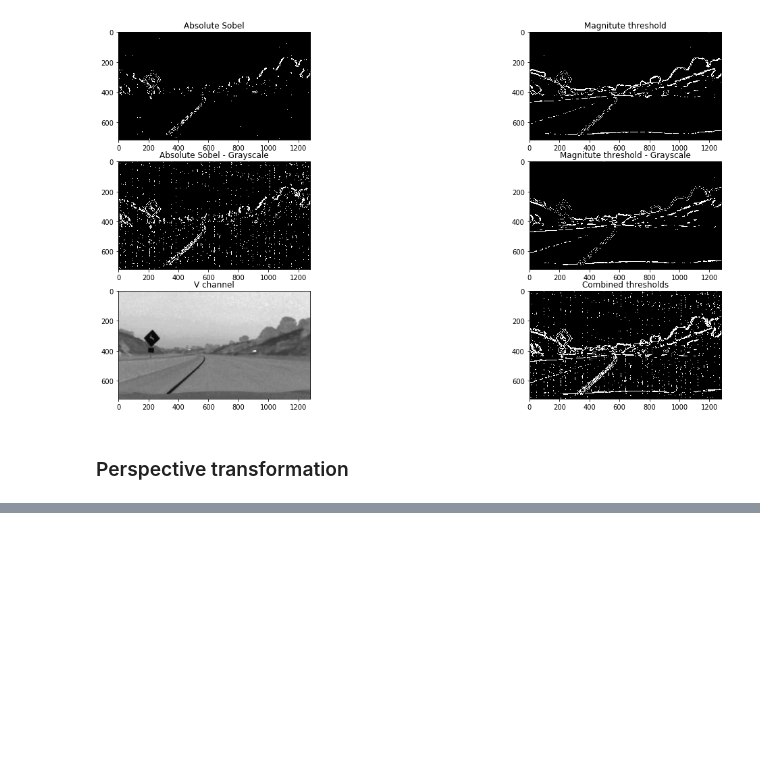
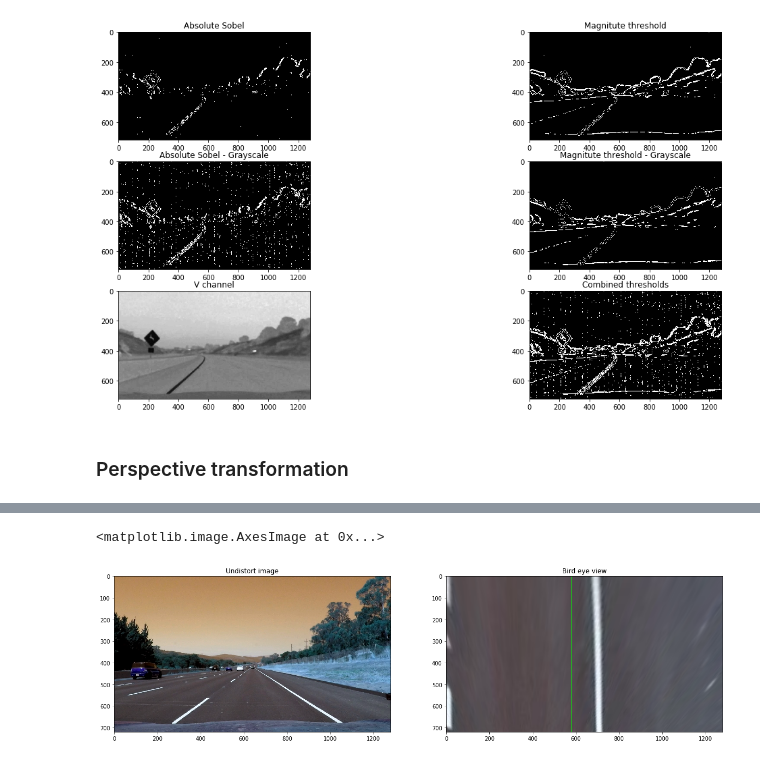
Before and after one commit to anastasia-spb/CarND-Advanced-Lane-Lines, a Jupyter notebook: project2.ipynb, the cells around one changed output, grey strips where cells are left out. Drawn from its saved outputs; the diff is of its cells as text; code cells hidden in the pictures; blank space fills up the shorter version.

Commit message:
Added perspective transformation

```diff
--- a/project2.ipynb
+++ b/project2.ipynb
@@ -299,0 +274,25 @@ WHY
+# %%
+[x, y, z] = img_ref.shape
+dst = np.float32([[0,0],[x,0],[x,y],[0,y]])
+# %%
+src = np.float32(points)
+M = cv2.getPerspectiveTransform(src, dst)
+# %%
+img_size = (img_ref.shape[1], img_ref.shape[0])
+warped = cv2.warpPerspective(img_ref, M, img_size, flags=cv2.INTER_LINEAR)
+# %%
+fig, ((ax1, ax2)) = plt.subplots(ncols=2,
+                                nrows=1,
+                                figsize=(20,10))
+
+ax1.set_title('Undistort image')
+ax1.imshow(img_ref)
+
+lineThickness = 2
+cv2.line(warped, (580, 0), (580, y), (0,255,0), lineThickness)
+
+ax2.set_title('Bird eye view')
+ax2.imshow(warped)
+# %% [output]
+<matplotlib.image.AxesImage at 0x...>
+[figure, added]
```
Also changed, not shown: parts of 10 cells of this notebook.
